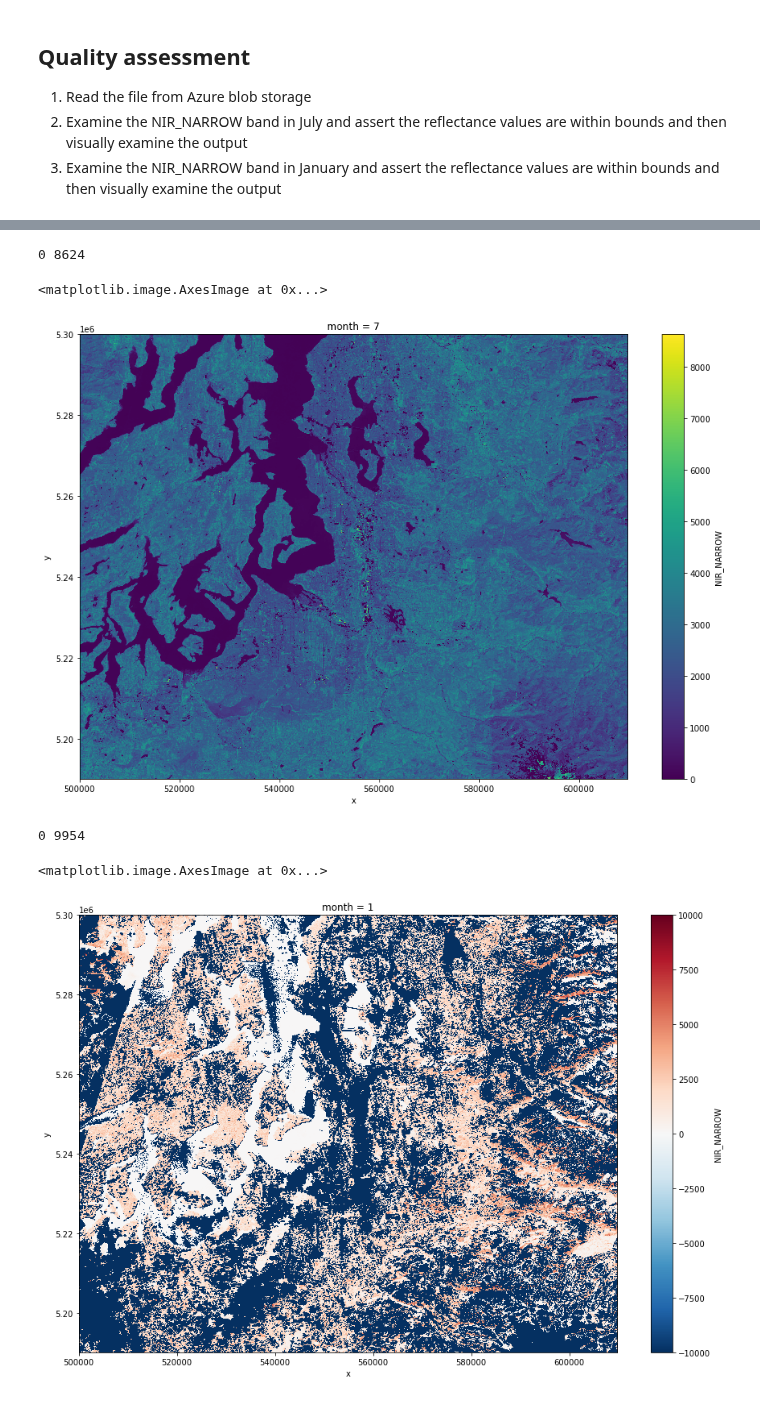
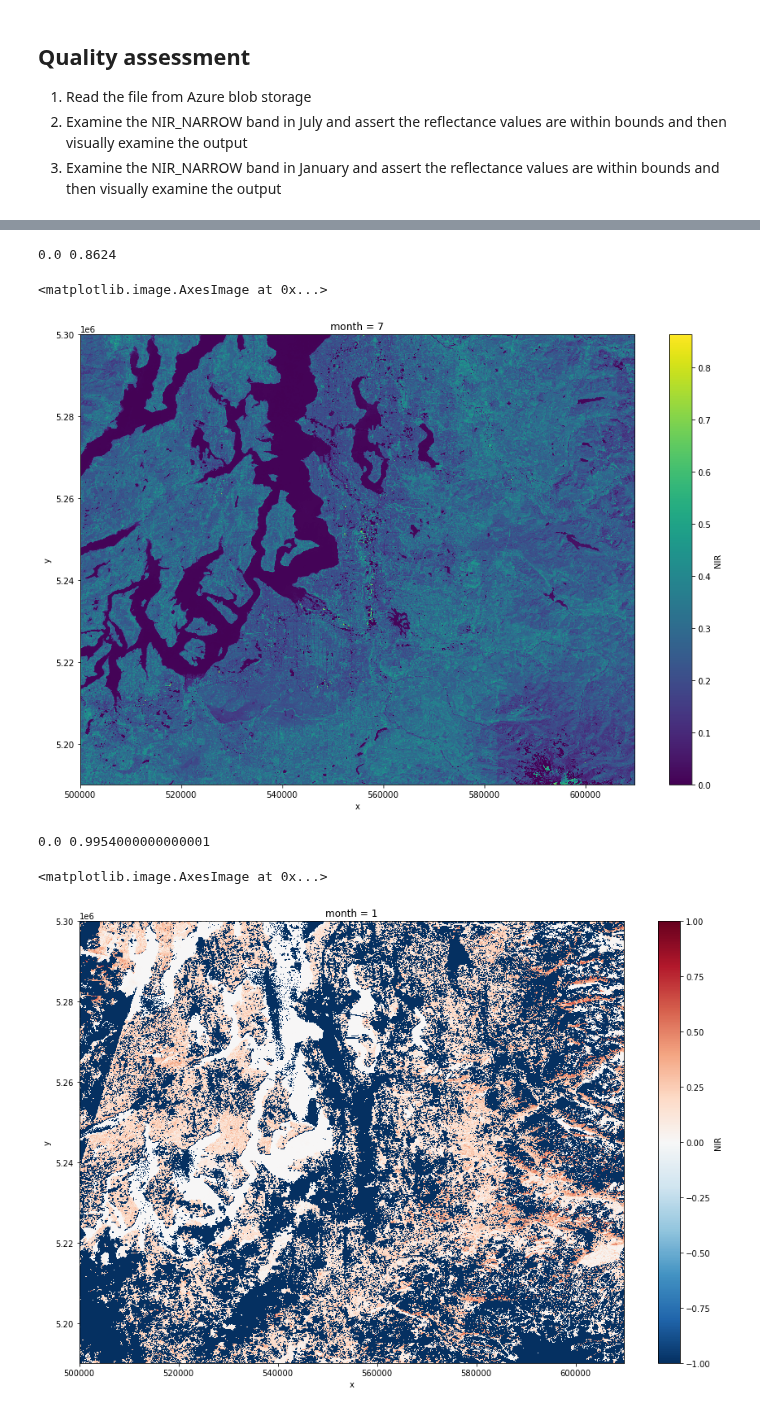
Before and after one commit to csp-inc/data-ingestion, a Jupyter notebook: hls-masked-monthly-median-qa.ipynb, the cells around one changed output, grey strips where cells are left out. Drawn from its saved outputs; the diff is of its cells as text; code cells hidden in the pictures.

```diff
--- a/hls-masked-monthly-median-qa.ipynb
+++ b/hls-masked-monthly-median-qa.ipynb
@@ -131,7 +150,7 @@ Attributes: (0)
 # %%
 def assert_bounds(arr, minimum, maximum):
-    mi = int(arr.min().values)
-    ma = int(arr.max().values)
+    mi = float(arr.min().values)
+    ma = float(arr.max().values)
     print(mi, ma)
     assert mi >= minimum and ma <= maximum, "Out of bounds"
 # %%
@@ -140,15 +159,15 @@ july = tile.sel(month=7)['NIR_NARROW'].persist()
 assert_bounds(july, 0, 10000)
 july.fillna(0).plot.imshow(size=10)
 # %% [output]
-0 8624
+0.0 0.8624
 <matplotlib.image.AxesImage at 0x...>
-[figure, old version]
+[figure, new version]
 # %%
 # January in Seattle...should have a lot of missing data
 jan = tile.sel(month=1)['NIR_NARROW'].persist()
 assert_bounds(jan, 0, 10000)
-jan.fillna(-10000).plot.imshow(size=10)
+jan.fillna(-1).plot.imshow(size=10)
 # %% [output]
-0 9954
+0.0 0.9954000000000001
 <matplotlib.image.AxesImage at 0x...>
-[figure, old version]
+[figure, new version]
```
Also changed, not shown: parts of 4 cells of this notebook, 2 other files.
